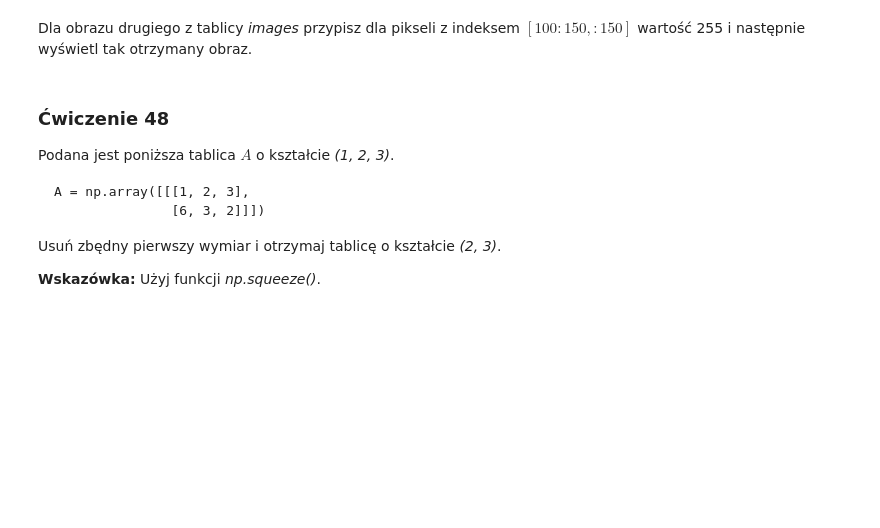
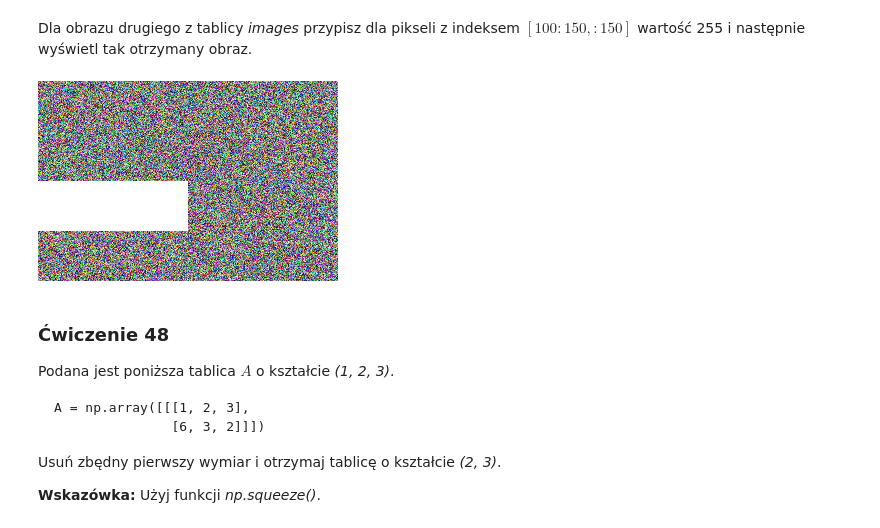
Before and after one commit to pomiankiewiczlukasz/data-analysis-bootcamp, a Jupyter notebook: ŁP_041_050_exercises.ipynb, the cells around one changed output. Saved outputs shown, nothing was run; the diff lists cells and outputs as text; code cells hidden in the pictures; blank space fills up the shorter version.

```diff
--- a/ŁP_041_050_exercises.ipynb
+++ b/ŁP_041_050_exercises.ipynb
@@ -125,3 +194,8 @@ Dla obrazu drugiego z tablicy _images_ przypisz dla pikseli z indeksem $[100:150
+# %%
+images[1][100:150, :150] = 255
+cv2_imshow(images[1])
+# %% [output]
+[figure, added]
 # %% [markdown]
 ### <a name='8'></a> Ćwiczenie 48
 Podana jest poniższa tablica $A$ o kształcie _(1, 2, 3)_.
```
Also changed, not shown: parts of 27 cells of this notebook.
